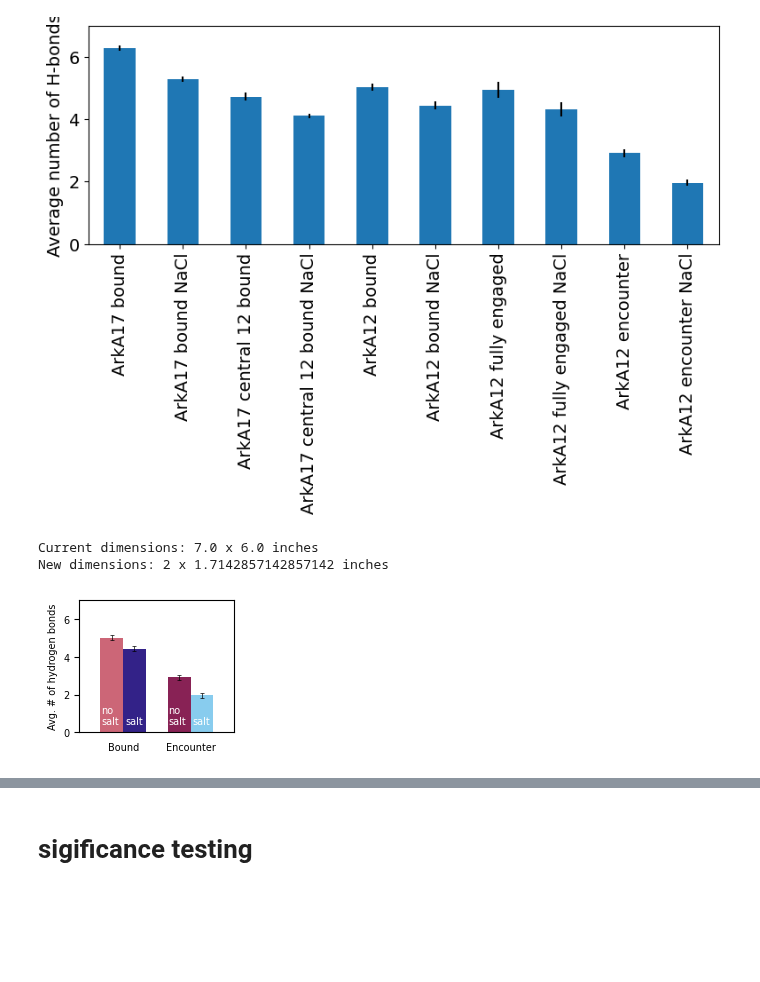
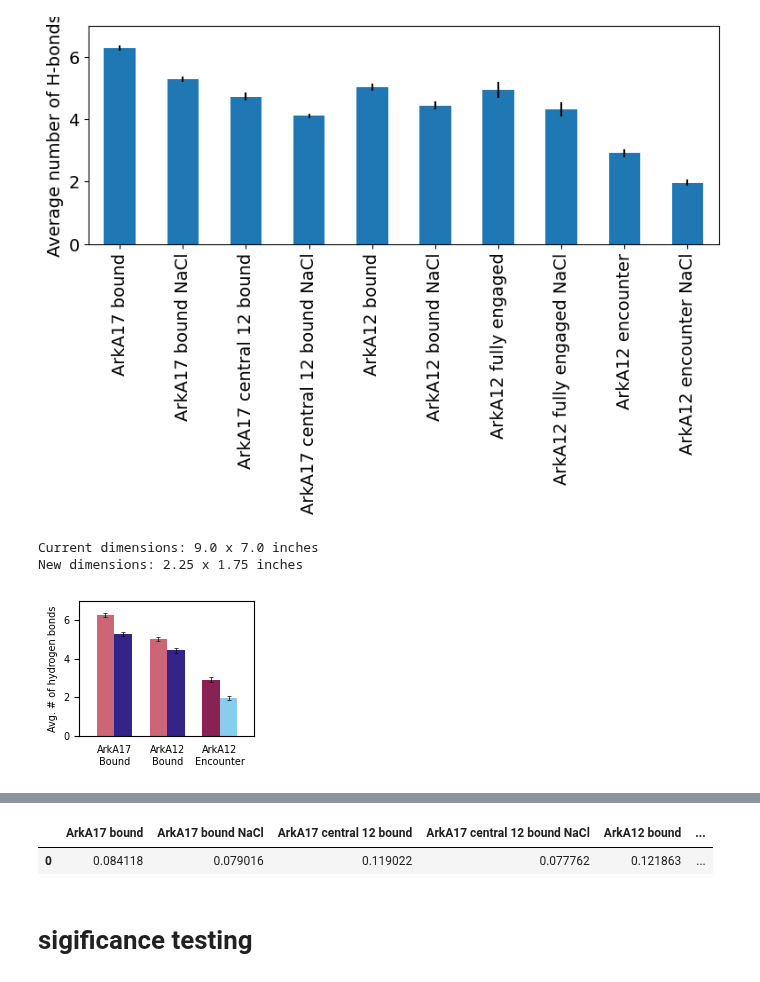
Before and after one commit to Skidmore-Computational-Biophysics-Lab/salt_paper, a Jupyter notebook: SASA_and_hbonds/hydrogen_bonding_ArkA12_ArkA17.ipynb, the cells around one changed output, grey strips where cells are left out. Cells and saved outputs as stored; diff of their text form; code cells hidden in the pictures; blank space fills up the shorter version.

Commit message:
added notebooks and py scripts used in salt paper

```diff
--- a/hbonds/hydrogen_bonding_ArkA12_ArkA17.ipynb
+++ b/SASA_and_hbonds/hydrogen_bonding_ArkA12_ArkA17.ipynb
@@ -327,80 +327,94 @@ x = np.arange(1)  # X coordinates for each group
 width = 0.41
 sep = 0.2
 
-plt.figure(figsize=(7,6))
+plt.figure(figsize=(9,7))
 #ax = total_electrostat_frac_bound.mean().plot.bar(yerr=total_electrostat_frac_bound.sem(), width=0.5, rot=45)
 #fig = plt.gcf()
 #ax.set_ylabel('Avg. # Electrostatic Interactions')
 #plt.bar(x - width/2, total_electrostat_frac_bound.mean(), width,
         #yerr=total_electrostat_frac_bound.sem())
 
+# Plotting the no salt bound sims ArkA17
+plt.bar(x - 9*width/2 - sep, avg_hb.iloc[0,0], width, color='#CC6677',
+        yerr=std_hb.iloc[0,0], error_kw={'elinewidth': 0.5, "capsize": 1.5, "capthick": 0.5})
 
-# Plotting the no salt bound sims
+
+# Plotting the salt bound sims ArkA17
+plt.bar(x - 7*width/2 - sep, avg_hb.iloc[0,1], width, color='#332288',
+        yerr=std_hb.iloc[0,1], error_kw={'elinewidth': 0.5, "capsize": 1.5, "capthick": 0.5})
+
+
+# Plotting the no salt bound sims ArkA12
 plt.bar(x - 3*width/2 - sep, avg_hb.iloc[0,4], width, color='#CC6677',
         yerr=std_hb.iloc[0,4], error_kw={'elinewidth': 0.5, "capsize": 1.5, "capthick": 0.5})
 
 
-# Plotting the salt bound sims)
+# Plotting the salt bound sims) ArkA12
 plt.bar(x - width/2 - sep, avg_hb.iloc[0,5], width, color='#332288',
         yerr=std_hb.iloc[0,5], error_kw={'elinewidth': 0.5, "capsize": 1.5, "capthick": 0.5})
 
 
-# Plotting the no salt encounter sims
+# Plotting the no salt encounter sims ArkA12
 plt.bar(x + width/2 + sep, avg_hb.iloc[0,8], width, color='#882255',
         yerr=std_hb.iloc[0,8], error_kw={'elinewidth': 0.5, "capsize": 1.5, "capthick": 0.5})
 
 
-# Plotting the salt encounter sims
+# Plotting the salt encounter sims ArkA12
 plt.bar(x + 3*width/2 + sep, avg_hb.iloc[0,9], width, color='#88CCEE',
         yerr=std_hb.iloc[0,8], error_kw={'elinewidth': 0.5, "capsize": 1.5, "capthick": 0.5})
 
-plt.xlim(-1 - 2*sep,1 + 2*sep)
+plt.xlim(-0.05 -13*sep,1 + 2*sep)
 plt.ylim(0,7)
 # Set x-axis ticks as original index
-plt.xticks([-width - sep, width + sep], ["Bound", "Encounter"], fontsize=7)
+plt.xticks([-3*width - 3*sep, -width - sep, width + sep], ["ArkA17\nBound", "ArkA12\nBound", "ArkA12\nEncounter"], fontsize=7)
 plt.tick_params(bottom=False)
 plt.yticks(np.arange(0, 7, 2), fontsize=7)
 #ax.set_yticks(np.arange(0, 1.25, 0.25))
 
 # Add legend, xlabel, ylabel, and title
 plt.ylabel('Avg. # of hydrogen bonds', fontsize=7)
-plt.text(-1.00, 0.40, "no\nsalt", color='white', fontsize=7)
-plt.text(-0.97+width, 0.40, "salt", color='white', fontsize=7)
-plt.text(0.21, 0.40, "no\nsalt", color='white', fontsize=7)
-plt.text(0.24+width, 0.40, "salt", color='white', fontsize=7)
+#plt.text(-1.00, 0.40, "no\nsalt", color='white', fontsize=7)
+#plt.text(-0.97+width, 0.40, "salt", color='white', fontsize=7)
+#plt.text(0.21, 0.40, "no\nsalt", color='white', fontsize=7)
+#plt.text(0.24+width, 0.40, "salt", color='white', fontsize=7)
 #plt.title('ArkA17 Bound', fontsize=18)
 
 # Get the current figure
 fig = plt.gcf()
 
 # Get the current dimensions
 current_width, current_height = fig.get_size_inches()
 print(f"Current dimensions: {current_width} x {current_height} inches")
 
 # Define the new width
-new_width = 2 # inches
+new_width = 2.25 # inches
 
 # Calculate the new height to maintain the aspect ratio
 aspect_ratio = current_height / current_width
 new_height = new_width * aspect_ratio
 print(f"New dimensions: {new_width} x {new_height} inches")
 
 # Set the new figure size
 fig.set_size_inches(new_width, new_height)
 
 # Save the figure
 plt.savefig('avg_hbonds.png', dpi=1000, bbox_inches='tight')
 
 plt.show()
 # %% [output]
-Current dimensions: 7.0 x 6.0 inches
-New dimensions: 2 x 1.7142857142857142 inches
+Current dimensions: 9.0 x 7.0 inches
+New dimensions: 2.25 x 1.75 inches
-[figure, old version]
+[figure, new version]
 # %%
 avg_hb
 # %% [output]
 |  | ArkA17 bound | ArkA17 bound NaCl | ArkA17 central 12 bound | ArkA17 central 12 bound NaCl | ArkA12 bound | ... |
 | num h-bonds | 6.267946 | 5.281312 | 4.721493 | 4.098519 | 5.025194 | ... |
+# %%
+std_hb
+# %% [output]
+|  | ArkA17 bound | ArkA17 bound NaCl | ArkA17 central 12 bound | ArkA17 central 12 bound NaCl | ArkA12 bound | ... |
+| 0 | 0.084118 | 0.079016 | 0.119022 | 0.077762 | 0.121863 | ... |
 # %% [markdown]
 # sigificance testing
 # %%
```
Also changed, not shown: parts of 16 cells of this notebook, 22 other files.
